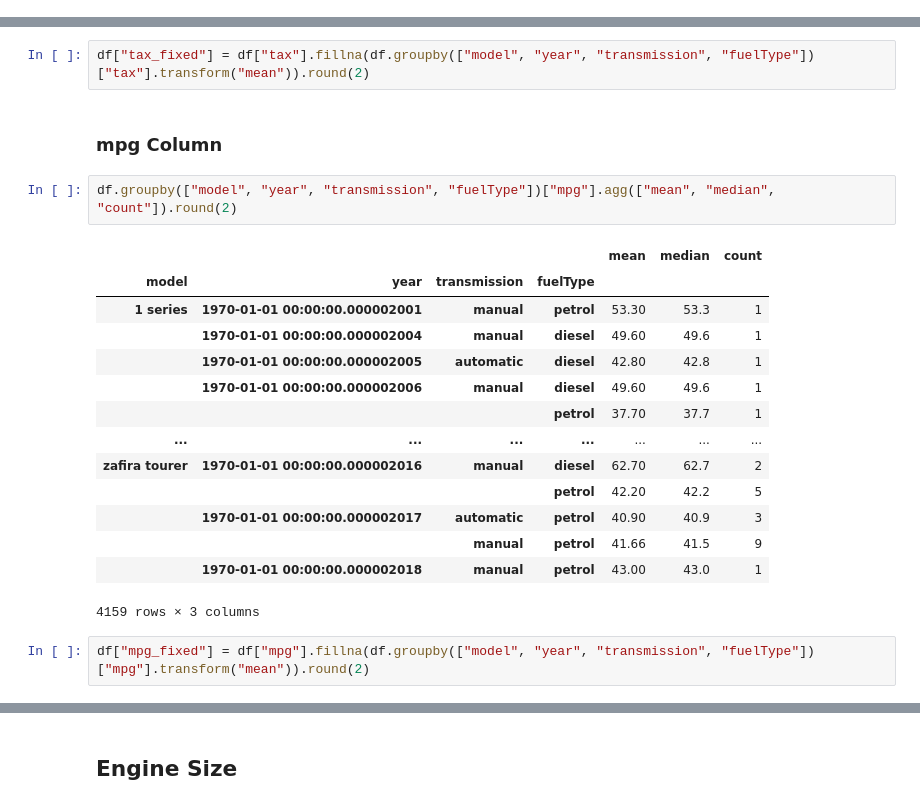
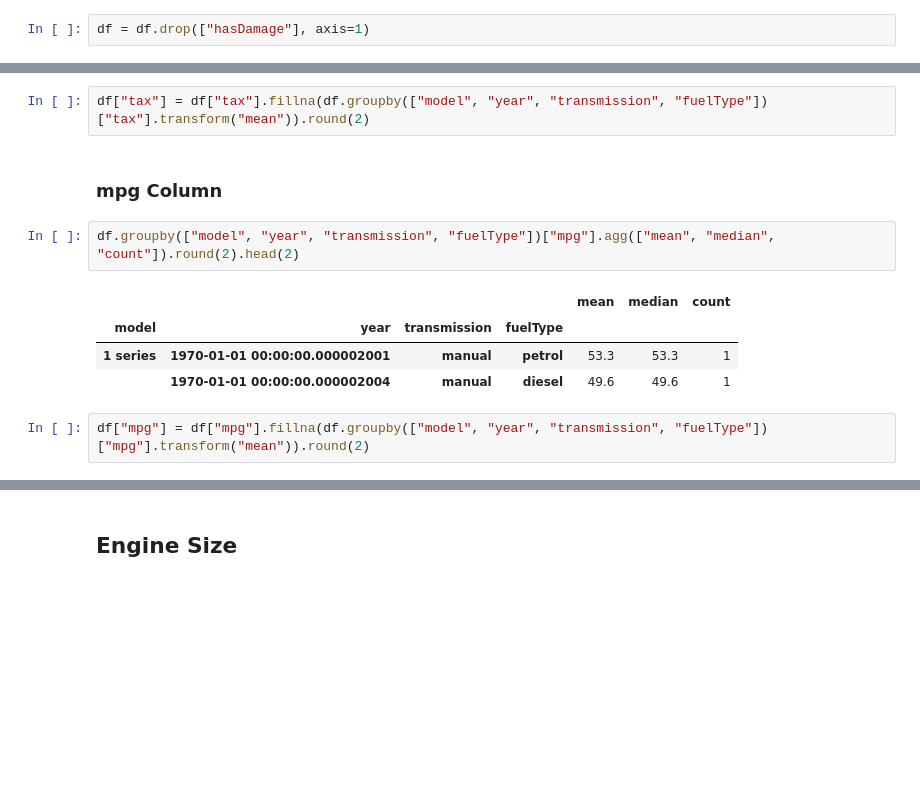
Before and after one commit to LiberoBiagi/ML_Nova_IMS_25-26, a Jupyter notebook: code.ipynb, the cells around one changed output, grey strips where cells are left out. Drawn from its saved outputs; the diff is of its cells as text; blank space fills up the shorter version.

```diff
--- a/code.ipynb
+++ b/code.ipynb
@@ -324,6 +254,8 @@ df.groupby("hasDamage")[["price", "year", "mileage", "paintQuality%"]].agg(["mea
 # %%
 # Create the new column
 df["stated_no_damage"] = ~df["hasDamage"].astype(bool)
+# %%
+df = df.drop(["hasDamage"], axis=1)
 # %% [markdown]
 ### Removing Columns -> move this after to interpolation as we maybe can use some of the values during interpolation
 # %%
@@ -374,23 +296,13 @@ df.groupby(["model", "year", "transmission", "fuelType"])["tax"].agg(["mean", "m
 # %%
-df["tax_fixed"] = df["tax"].fillna(df.groupby(["model", "year", "transmission", "fuelType"])["tax"].transform("mean")).round(2)
+df["tax"] = df["tax"].fillna(df.groupby(["model", "year", "transmission", "fuelType"])["tax"].transform("mean")).round(2)
 # %% [markdown]
 ### mpg Column
 # %%
-df.groupby(["model", "year", "transmission", "fuelType"])["mpg"].agg(["mean", "median", "count"]).round(2)
+df.groupby(["model", "year", "transmission", "fuelType"])["mpg"].agg(["mean", "median", "count"]).round(2).head(2)
 # %% [output]
 |  |  |  |  | mean | median | count |
 | model | year | transmission | fuelType |  |  |  |
-| 1 series | 1970-01-01 00:00:00.000002001 | manual | petrol | 53.30 | 53.3 | 1 |
-|  | 1970-01-01 00:00:00.000002004 | manual | diesel | 49.60 | 49.6 | 1 |
-|  | 1970-01-01 00:00:00.000002005 | automatic | diesel | 42.80 | 42.8 | 1 |
-|  | 1970-01-01 00:00:00.000002006 | manual | diesel | 49.60 | 49.6 | 1 |
-|  |  |  | petrol | 37.70 | 37.7 | 1 |
-| ... | ... | ... | ... | ... | ... | ... |
-| zafira tourer | 1970-01-01 00:00:00.000002016 | manual | diesel | 62.70 | 62.7 | 2 |
-|  |  |  | petrol | 42.20 | 42.2 | 5 |
-|  | 1970-01-01 00:00:00.000002017 | automatic | petrol | 40.90 | 40.9 | 3 |
-|  |  | manual | petrol | 41.66 | 41.5 | 9 |
-|  | 1970-01-01 00:00:00.000002018 | manual | petrol | 43.00 | 43.0 | 1 |
+| 1 series | 1970-01-01 00:00:00.000002001 | manual | petrol | 53.3 | 53.3 | 1 |
+|  | 1970-01-01 00:00:00.000002004 | manual | diesel | 49.6 | 49.6 | 1 |
-4159 rows × 3 columns
 # %%
-df["mpg_fixed"] = df["mpg"].fillna(df.groupby(["model", "year", "transmission", "fuelType"])["mpg"].transform("mean")).round(2)
+df["mpg"] = df["mpg"].fillna(df.groupby(["model", "year", "transmission", "fuelType"])["mpg"].transform("mean")).round(2)
```
Also changed, not shown: parts of 20 cells of this notebook.
